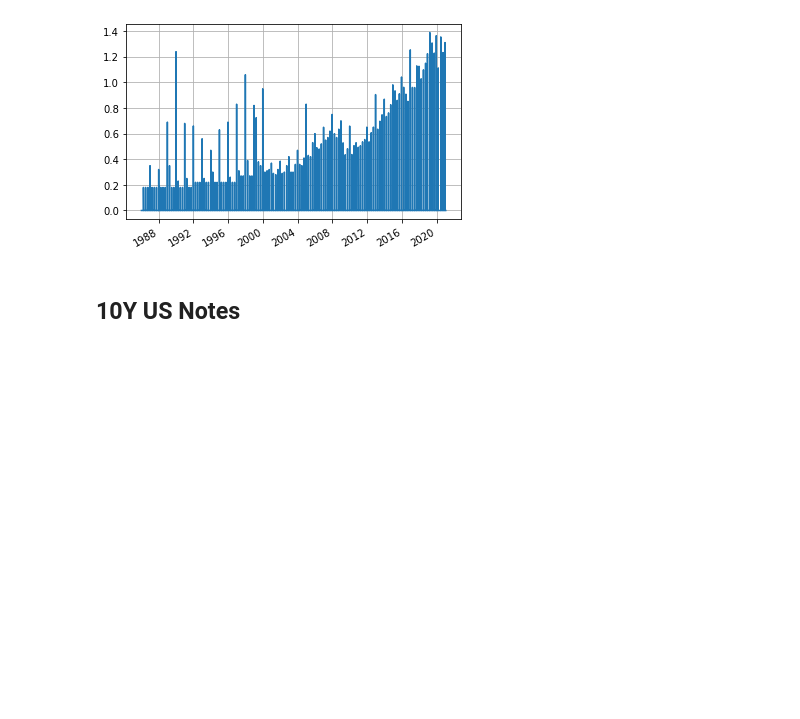
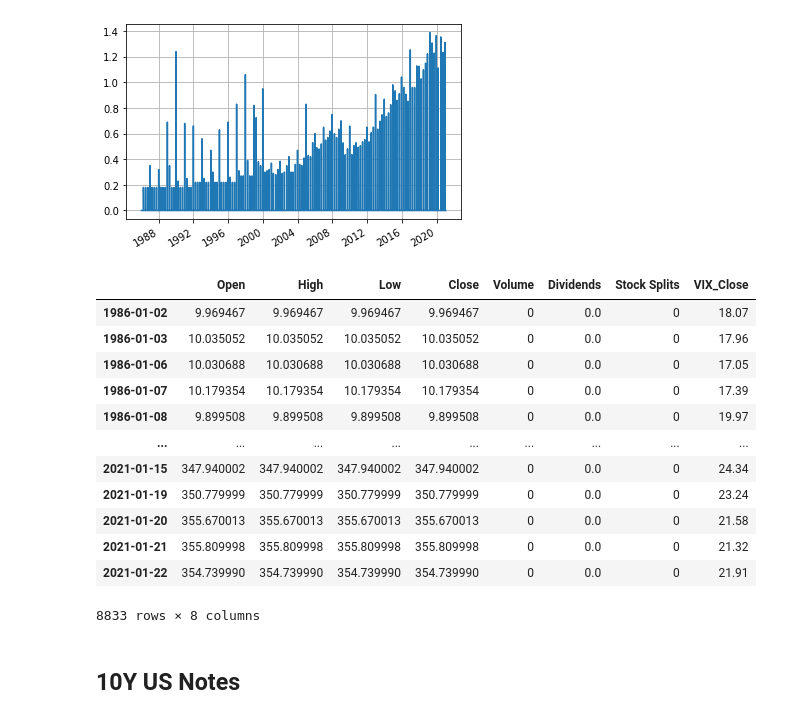
Before and after one commit to Northern125/ffin-task-2022-01, a Jupyter notebook: task_1.ipynb, the cells around one changed output. Saved outputs shown, nothing was run; the diff lists cells and outputs as text; code cells hidden in the pictures; blank space fills up the shorter version.

```diff
--- a/task_1.ipynb
+++ b/task_1.ipynb
@@ -80,3 +85,19 @@ plt.show()
 # %% [output]
 [figure]
 [figure]
+# %%
+vfinx
+# %% [output]
+|  | Open | High | Low | Close | Volume | Dividends | Stock Splits | VIX_Close |
+| 1986-01-02 | 9.969467 | 9.969467 | 9.969467 | 9.969467 | 0 | 0.0 | 0 | 18.07 |
+| 1986-01-03 | 10.035052 | 10.035052 | 10.035052 | 10.035052 | 0 | 0.0 | 0 | 17.96 |
+| 1986-01-06 | 10.030688 | 10.030688 | 10.030688 | 10.030688 | 0 | 0.0 | 0 | 17.05 |
+| 1986-01-07 | 10.179354 | 10.179354 | 10.179354 | 10.179354 | 0 | 0.0 | 0 | 17.39 |
+| 1986-01-08 | 9.899508 | 9.899508 | 9.899508 | 9.899508 | 0 | 0.0 | 0 | 19.97 |
+| ... | ... | ... | ... | ... | ... | ... | ... | ... |
+| 2021-01-15 | 347.940002 | 347.940002 | 347.940002 | 347.940002 | 0 | 0.0 | 0 | 24.34 |
+| 2021-01-19 | 350.779999 | 350.779999 | 350.779999 | 350.779999 | 0 | 0.0 | 0 | 23.24 |
+| 2021-01-20 | 355.670013 | 355.670013 | 355.670013 | 355.670013 | 0 | 0.0 | 0 | 21.58 |
+| 2021-01-21 | 355.809998 | 355.809998 | 355.809998 | 355.809998 | 0 | 0.0 | 0 | 21.32 |
+| 2021-01-22 | 354.739990 | 354.739990 | 354.739990 | 354.739990 | 0 | 0.0 | 0 | 21.91 |
+8833 rows × 8 columns
```
Also changed, not shown: parts of 42 cells of this notebook.
